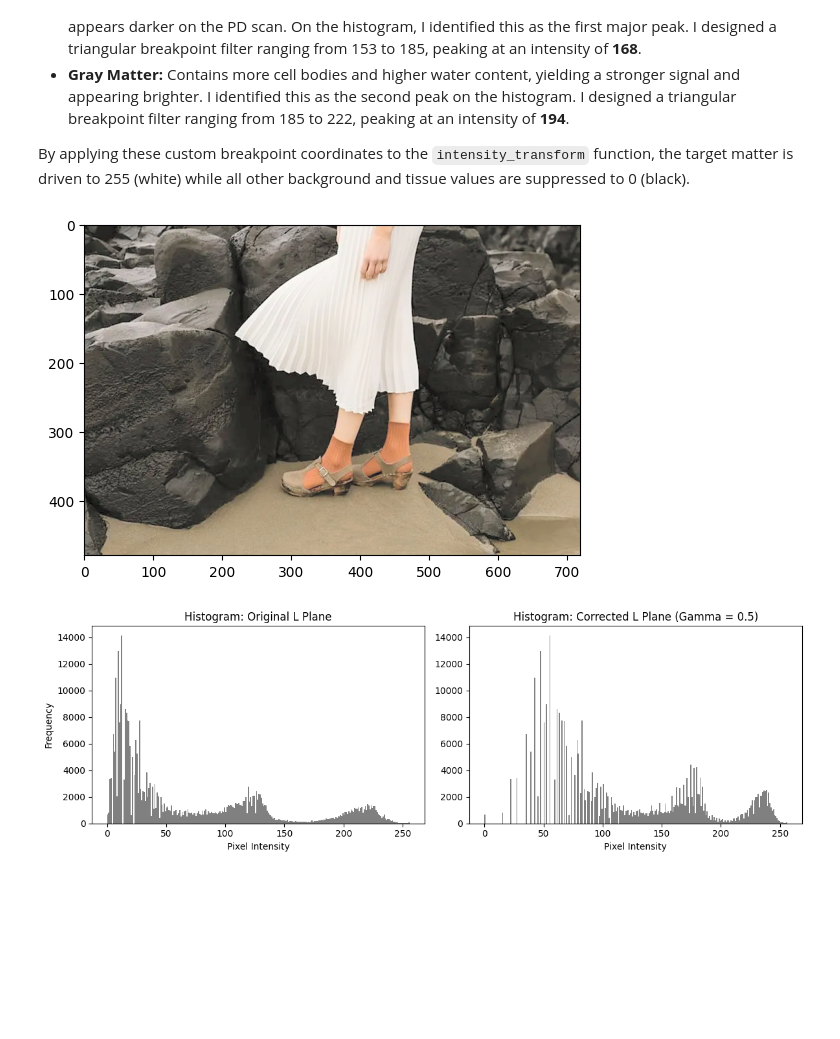
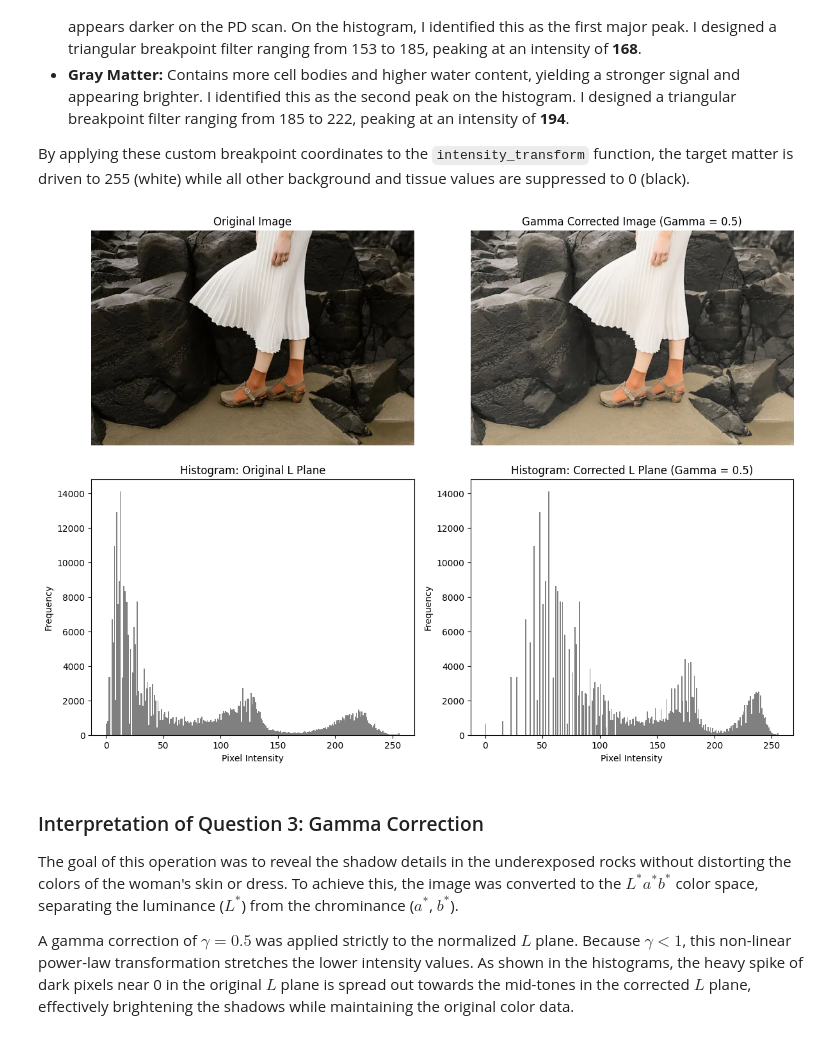
Before and after one commit to ManiiAya/EN3160_Assignment_01, a Jupyter notebook: 230065H_a01.ipynb, the cells around one changed output. Drawn from its saved outputs; the diff is of its cells as text; code cells hidden in the pictures; blank space fills up the shorter version.

Commit message:
Finalizing Q3 added the interpretation

```diff
--- a/230065H_a01.ipynb
+++ b/230065H_a01.ipynb
@@ -238,32 +238,49 @@ In a proton density (PD) MRI slice, image intensity is dictated by water concent
 
 By applying these custom breakpoint coordinates to the `intensity_transform` function, the target matter is driven to 255 (white) while all other background and tissue values are suppressed to 0 (black).
 # %%
-f = cv.imread(r"D:\Semester 5\CV\EN3160_Assignment_01\images\white.png", cv.IMREAD_COLOR)
-f = cv.cvtColor(f,cv.COLOR_BGR2LAB)
+img_original = cv.imread(r"D:\Semester 5\CV\EN3160_Assignment_01\images\white.png", cv.IMREAD_COLOR)
+f = cv.cvtColor(img_original,cv.COLOR_BGR2LAB)
 L,a,b = cv.split(f)
 gamma = 0.5
 Lc = (((L/255.0)**(gamma))*255).astype(np.uint8)
 img_lab = cv.merge([Lc,a,b])
 img = cv.cvtColor(img_lab, cv.COLOR_LAB2RGB)
-plt.imshow(img)
-
 
 # Create a figure with 2 subplots side-by-side
-fig, axes = plt.subplots(1, 2, figsize=(12, 4))
+# Create a figure with a 2x2 grid
+fig, axes = plt.subplots(2, 2, figsize=(12, 9))
 
-# 1. Histogram for the Original L plane
-axes[0].hist(L.ravel(), bins=256, range=[0, 256], color='gray')
-axes[0].set_title("Histogram: Original L Plane")
-axes[0].set_xlabel("Pixel Intensity")
-axes[0].set_ylabel("Frequency")
+# 1. Top-Left: Original Image
+axes[0, 0].imshow(cv.cvtColor(img_original, cv.COLOR_BGR2RGB))
+axes[0, 0].set_title("Original Image")
+axes[0, 0].axis('off')  # Hides the axes and border completely
 
-# 2. Histogram for the Corrected L plane
-axes[1].hist(Lc.ravel(), bins=256, range=[0, 256], color='gray')
-axes[1].set_title(f"Histogram: Corrected L Plane (Gamma = {gamma})")
-axes[1].set_xlabel("Pixel Intensity")
+# 2. Top-Right: Edited Image
+axes[0, 1].imshow(img)
+axes[0, 1].set_title(f"Gamma Corrected Image (Gamma = {gamma})")
+axes[0, 1].axis('off')
+
+# 3. Bottom-Left: Histogram for the Original L plane
+axes[1, 0].hist(L.ravel(), bins=256, range=[0, 256], color='gray')
+axes[1, 0].set_title("Histogram: Original L Plane")
+axes[1, 0].set_xlabel("Pixel Intensity")
+axes[1, 0].set_ylabel("Frequency")
+
+# 4. Bottom-Right: Histogram for the Corrected L plane
+axes[1, 1].hist(Lc.ravel(), bins=256, range=[0, 256], color='gray')
+axes[1, 1].set_title(f"Histogram: Corrected L Plane (Gamma = {gamma})")
+axes[1, 1].set_xlabel("Pixel Intensity")
+axes[1, 1].set_ylabel("Frequency")
 
 plt.tight_layout()
 plt.show()
 # %% [output]
-[figure, old version]
+[figure, new version]
-[figure, removed]
+# %% [markdown]
+### Interpretation of Question 3: Gamma Correction
+
+The goal of this operation was to reveal the shadow details in the underexposed rocks without distorting the colors of the woman's skin or dress.
+To achieve this, the image was converted to the $L^{*}a^{*}b^{*}$ color space, separating the luminance ($L^{*}$) from the chrominance ($a^{*}$, $b^{*}$).
+
+A gamma correction of **$\gamma = 0.5$** was applied strictly to the normalized $L$ plane. Because $\gamma < 1$, this non-linear power-law transformation stretches the lower intensity values.
+As shown in the histograms, the heavy spike of dark pixels near 0 in the original $L$ plane is spread out towards the mid-tones in the corrected $L$ plane, effectively brightening the shadows while maintaining the original color data.
```
